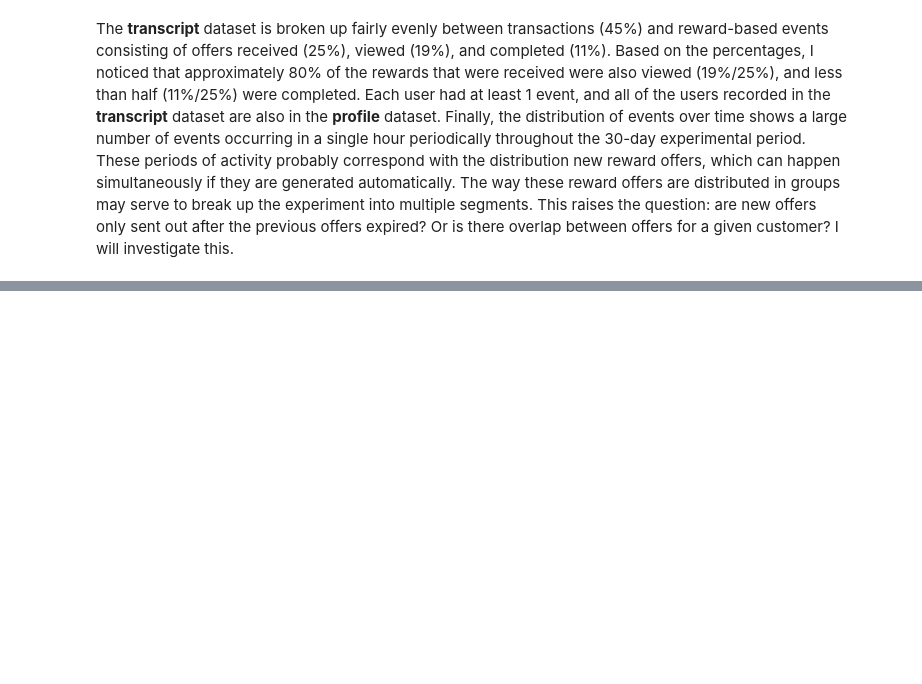
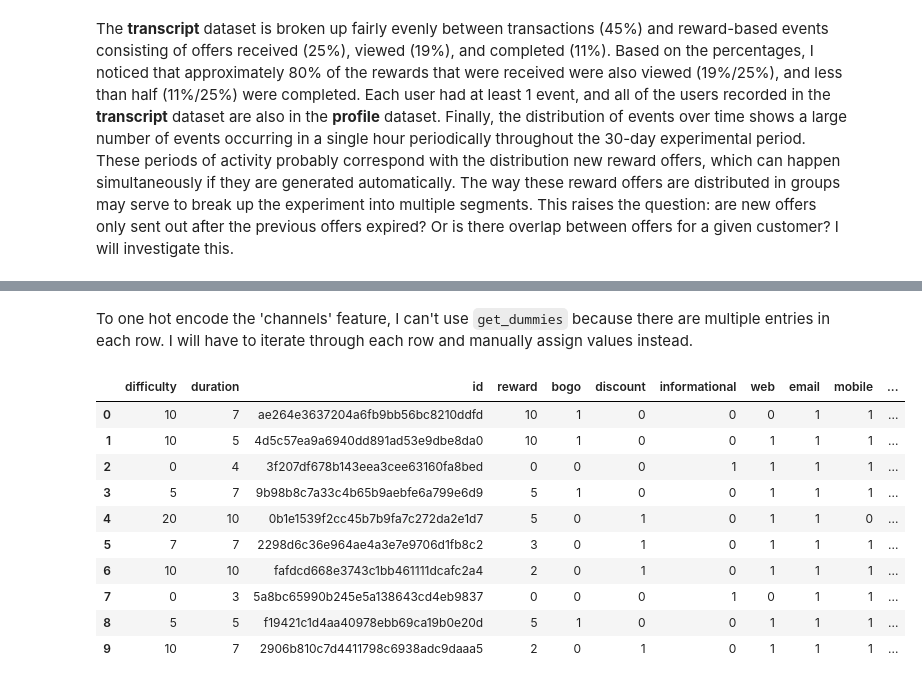
Before and after one commit to blowe615/starbucks_offers, a Jupyter notebook: starbucks_offers.ipynb, the cells around one changed output, grey strips where cells are left out. Drawn from its saved outputs; the diff is of its cells as text; code cells hidden in the pictures; blank space fills up the shorter version.

Commit message:
feat: Clean the portfolio dataset
Cleaning steps:
- One hot encode the offer_type and channels columns
- Map the 32 character alphanumeric ids to numeric reward_ids

```diff
--- a/starbucks_offers.ipynb
+++ b/starbucks_offers.ipynb
@@ -273,0 +291,4 @@ The **transcript** dataset is broken up fairly evenly between transactions (45%)
+# %%
+# one hot encode the 'offer_type' feature of the 'portfolio' dataset
+portfolio = pd.get_dummies(portfolio,prefix='',prefix_sep='',columns=['offer_type'])
+portfolio
@@ -273,0 +307,46 @@ The **transcript** dataset is broken up fairly evenly between transactions (45%)
+# %% [markdown]
+To one hot encode the 'channels' feature, I can't use `get_dummies` because there are multiple entries in each row.  I will have to iterate through each row and manually assign values instead.
+# %%
+# create a list of all options for 'channels' (easy to do visually/manually in a small df)
+channel_list = ['web','email','mobile','social']
+# %%
+# write a function to encode the channels in 'channels' into separate columns
+def encode_column(df,column,col_list):
+    '''
+    One hot encodes a column of a dataframe when multiple entries occur in a single column
+    Drops the original column once encoding is done
+
+    Inputs
+    df (pandas dataframe): the dataframe on which to perform the encoding
+    column (string): name of the column to encode
+    col_list (list): all values which can be in 'column'
+
+    Returns
+    df (pandas dataframe): the original df with encoded columns and without the original column
+    '''
+    for col in col_list: # loop through the list of values in column
+        df[col] = 0 # initialize each new column with 0's
+        for idx in df.index: # loop through the indices of the df
+            if col in df.loc[idx,column]:
+                df.loc[idx,col] = 1 # assign a value of 1 to the corresponding index,column if it is in the 'column'
+    # drop the original column
+    df.drop(columns=column,inplace=True)
+    return df
+# %%
+# run the 'encode_column' function on the 'channels' column in 'portfolio' df and assign to 'portfolio_encoded'
+portfolio_encoded = encode_column(portfolio,'channels',channel_list)
+
+# view new 'portfolio_encoded' df
+portfolio_encoded
+# %% [output]
+|  | difficulty | duration | id | reward | bogo | discount | informational | web | email | mobile | ... |
+| 0 | 10 | 7 | ae264e3637204a6fb9bb56bc8210ddfd | 10 | 1 | 0 | 0 | 0 | 1 | 1 | ... |
+| 1 | 10 | 5 | 4d5c57ea9a6940dd891ad53e9dbe8da0 | 10 | 1 | 0 | 0 | 1 | 1 | 1 | ... |
+| 2 | 0 | 4 | 3f207df678b143eea3cee63160fa8bed | 0 | 0 | 0 | 1 | 1 | 1 | 1 | ... |
+| 3 | 5 | 7 | 9b98b8c7a33c4b65b9aebfe6a799e6d9 | 5 | 1 | 0 | 0 | 1 | 1 | 1 | ... |
+| 4 | 20 | 10 | 0b1e1539f2cc45b7b9fa7c272da2e1d7 | 5 | 0 | 1 | 0 | 1 | 1 | 0 | ... |
+| 5 | 7 | 7 | 2298d6c36e964ae4a3e7e9706d1fb8c2 | 3 | 0 | 1 | 0 | 1 | 1 | 1 | ... |
+| 6 | 10 | 10 | fafdcd668e3743c1bb461111dcafc2a4 | 2 | 0 | 1 | 0 | 1 | 1 | 1 | ... |
+| 7 | 0 | 3 | 5a8bc65990b245e5a138643cd4eb9837 | 0 | 0 | 0 | 1 | 0 | 1 | 1 | ... |
+| 8 | 5 | 5 | f19421c1d4aa40978ebb69ca19b0e20d | 5 | 1 | 0 | 0 | 1 | 1 | 1 | ... |
+| 9 | 10 | 7 | 2906b810c7d4411798c6938adc9daaa5 | 2 | 0 | 1 | 0 | 1 | 1 | 1 | ... |
```
Also changed, not shown: parts of 11 cells of this notebook.
